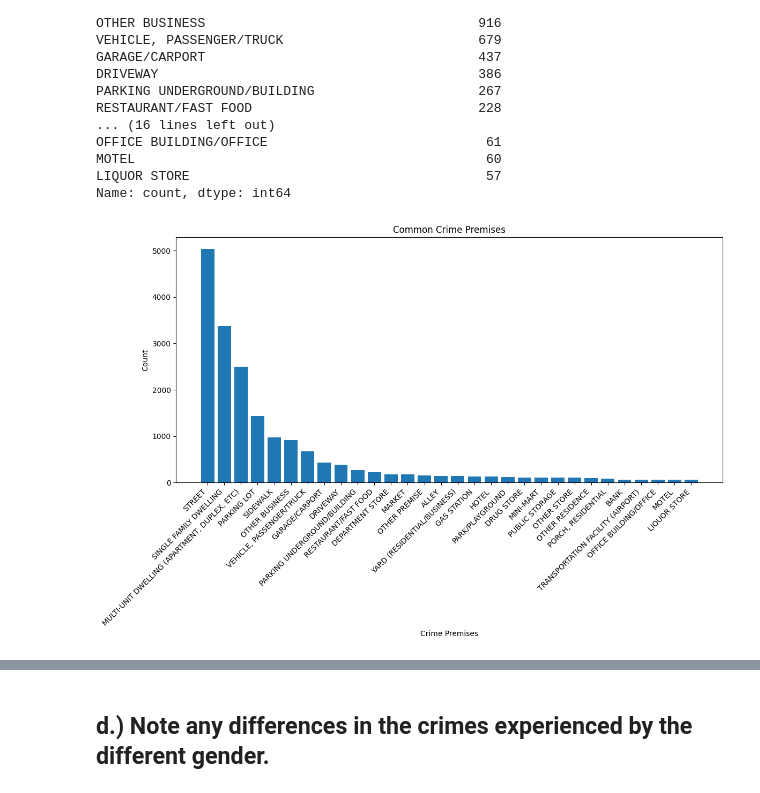
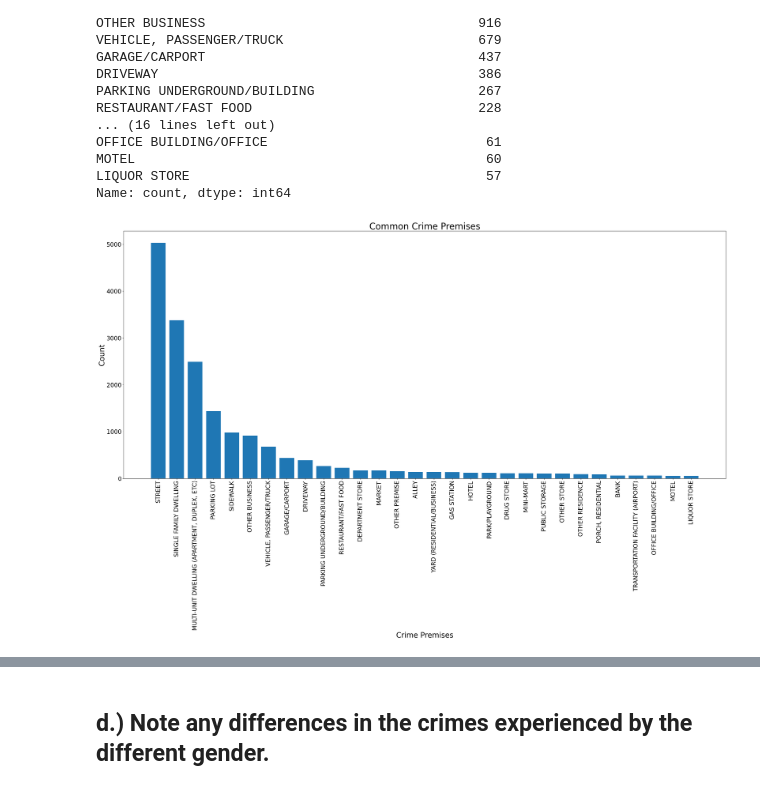
Before and after one commit to esther670/crime-detection, a Jupyter notebook: crime.ipynb, the cells around one changed output, grey strips where cells are left out. Drawn from its saved outputs; the diff is of its cells as text; code cells hidden in the pictures.

```diff
--- a/crime.ipynb
+++ b/crime.ipynb
@@ -281,13 +289,14 @@ MOTEL                                             60
 LIQUOR STORE                                      57
 Name: count, dtype: int64
 # %%
-plt.figure(figsize=(12, 8))
+plt.figure(figsize=(30, 20))
 plt.bar(common_crime_areas.index, common_crime_areas.values)
-plt.xticks(rotation=45, ha='right')
-plt.title('Common Crime Premises')
-plt.xlabel('Crime Premises')
-plt.ylabel('Count')
+plt.title('Common Crime Premises', fontsize=30)
+plt.xlabel('Crime Premises', fontsize=25)
+plt.xticks(rotation=90, fontsize=20)
+plt.ylabel('Count', fontsize=25)
+plt.yticks(fontsize=20)
 plt.tight_layout()
 plt.show()
 # %% [output]
-[figure, old version]
+[figure, new version]
```
Also changed, not shown: parts of 5 cells of this notebook.
